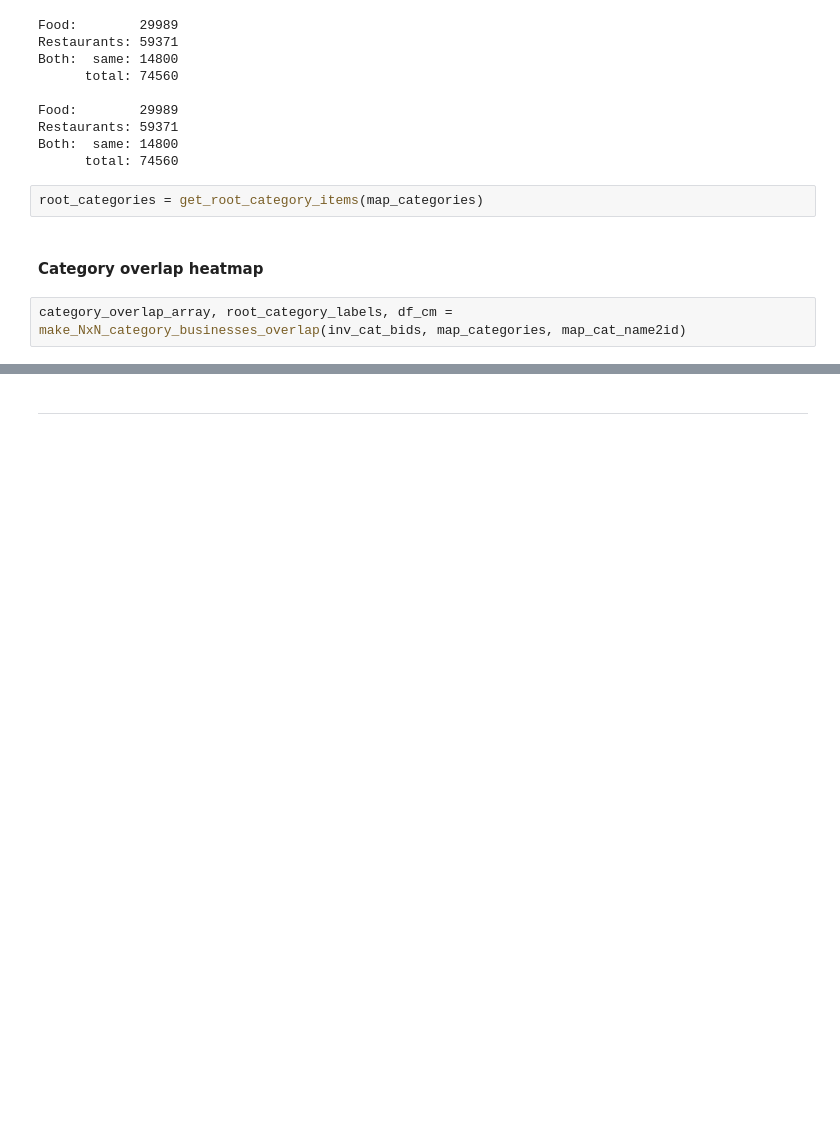
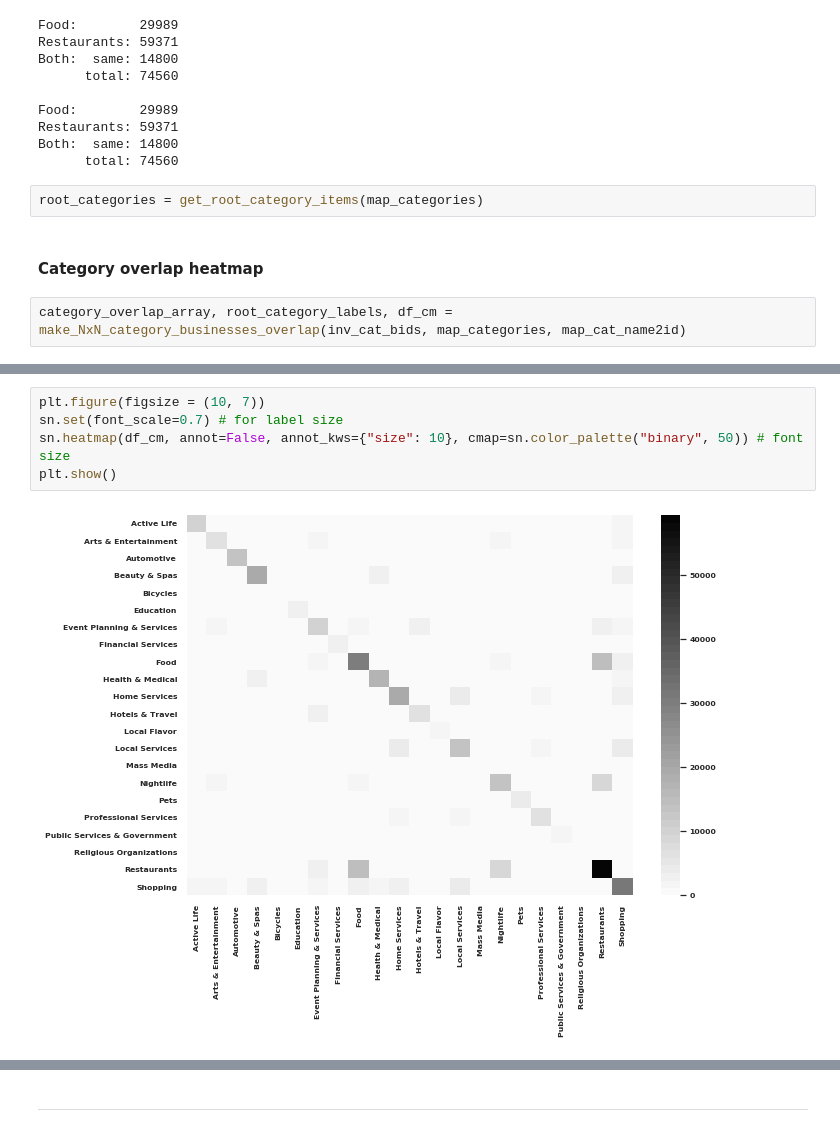
Before and after one commit to Querela/argmining19-same-side-classification, a Jupyter notebook: SentimentDatasets_Yelp_Analysis_Categories.ipynb, the cells around one changed output, grey strips where cells are left out. Cells and saved outputs as stored; diff of their text form; blank space fills up the shorter version.

```diff
--- a/SentimentDatasets_Yelp_Analysis_Categories.ipynb
+++ b/SentimentDatasets_Yelp_Analysis_Categories.ipynb
@@ -684,3 +1007,10 @@ plt.show()
+# %%
+plt.figure(figsize = (10, 7))
+sn.set(font_scale=0.7) # for label size
+sn.heatmap(df_cm, annot=False, annot_kws={"size": 10}, cmap=sn.color_palette("binary", 50)) # font size
+plt.show()
+# %% [output]
+[figure, added]
 # %%
 plt.figure(figsize = (16, 16))
 sn.set(font_scale=0.7) # for label size
```
Also changed, not shown: parts of 75 cells of this notebook.
